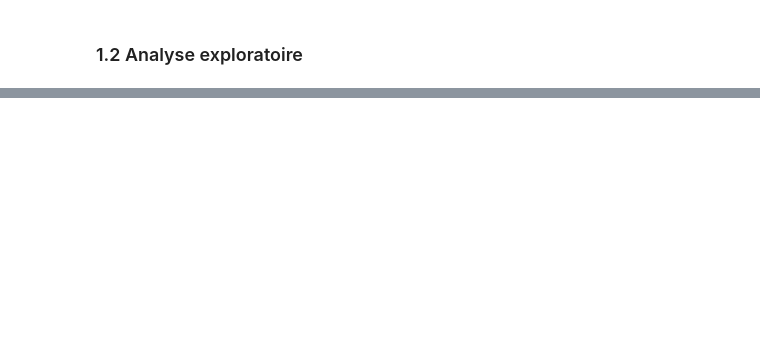
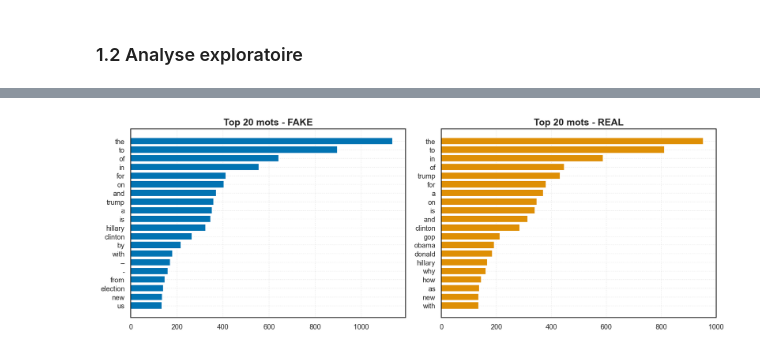
Before and after one commit to DamienDESSAUX-M2i/DESSAUX_Damien_ECF4, a Jupyter notebook: notebook/ecf_fake_news.ipynb, the cells around one changed output, grey strips where cells are left out. Cells and saved outputs as stored; diff of their text form; code cells hidden in the pictures; blank space fills up the shorter version.

Commit message:
(feat: ecf_fake_new.ipynb): Part 1.2

```diff
--- a/notebook/ecf_fake_news.ipynb
+++ b/notebook/ecf_fake_news.ipynb
@@ -67,0 +150,4 @@ Nombre de lignes supprimées : 0
+# %%
+df_eda = df.copy()
+df_eda["tokens"] = df_eda["text"].str.split()
+df_eda["length"] = df_eda["tokens"].apply(lambda list_tokens: len(list_tokens))
@@ -67,0 +326,28 @@ Nombre de lignes supprimées : 0
+# %%
+tokens_fake_flat = df_eda_fake["text"].str.lower().str.cat(sep=" ").split()
+tokens_real_flat = df_eda_real["text"].str.lower().str.cat(sep=" ").split()
+
+counter_fake = Counter(tokens_fake_flat)
+counter_real = Counter(tokens_real_flat)
+
+top20_fake = counter_fake.most_common(20)
+top20_real = counter_real.most_common(20)
+
+words_fake, counts_fake = zip(*top20_fake)
+words_real, counts_real = zip(*top20_real)
+
+fig, axes = plt.subplots(1, 2, figsize=(14, 5))
+
+axes[0].barh(words_fake, counts_fake, color=PALETTE[0])
+axes[0].set_title("Top 20 mots - FAKE")
+axes[0].invert_yaxis()
+
+axes[1].barh(words_real, counts_real, color=PALETTE[1])
+axes[1].set_title("Top 20 mots - REAL")
+axes[1].invert_yaxis()
+
+plt.tight_layout()
+plt.savefig((FIGURE_DIR / "04_tokens_distribution_per_labels.png").as_posix())
+plt.show()
+# %% [output]
+[figure, added]
```
Also changed, not shown: parts of 12 cells of this notebook, 6 other files.
